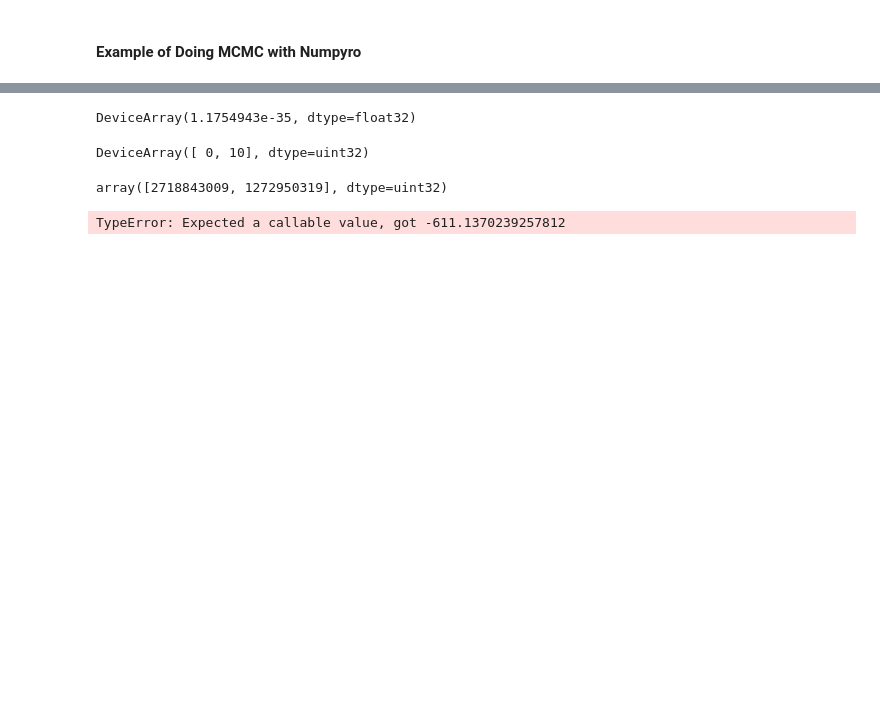
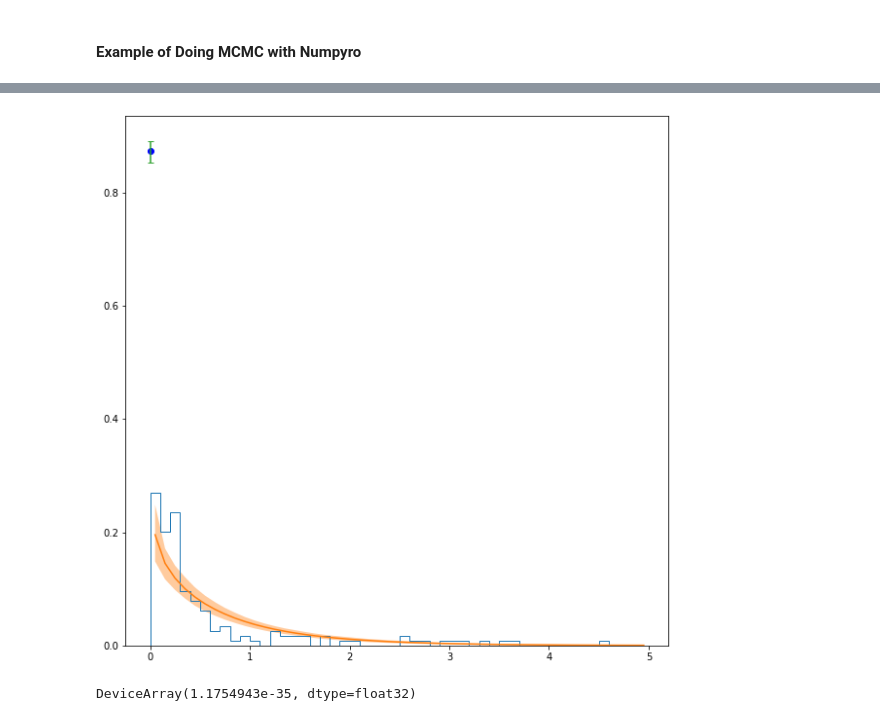
Before and after one commit to Jez-Carter/Bias_Correction, a Jupyter notebook: BC_Method_Development.ipynb, the cells around one changed output, grey strips where cells are left out. Saved outputs shown, nothing was run; the diff lists cells and outputs as text; code cells hidden in the pictures; blank space fills up the shorter version.

```diff
--- a/BC_Method_Development.ipynb
+++ b/BC_Method_Development.ipynb
@@ -418,3 +272,7 @@ data.data.shape
+# %%
+data = np.load(
+    "data/single_site_jan_precip.npy"
+)  # This is 38 years of daily data for January
 # %%
-# Converting test dataset to jax dataset
-jdata = jnp.array(data.data[:365])
+# Converting dataset to jax dataset
+jdata = jnp.array(data)
@@ -473,8 +353,43 @@ plt.show()
+# %%
+# Finding mean values of the likelihood and 10th percentiles.
+mean_l = jnp.mean(jnp.array(likelihood_values), axis=0)
+hpdi_l = hpdi(jnp.array(likelihood_values), 0.95)
+lower_l = hpdi_l[0]
+upper_l = hpdi_l[1]
+
+zero_mean_l = jnp.mean(jnp.array(zero_likelihood_values), axis=0)
+zero_hpdi_l = hpdi(jnp.array(zero_likelihood_values), 0.95)
+zero_lower_l = zero_hpdi_l[0]
+zero_upper_l = zero_hpdi_l[1]
+zero_lower_error = zero_mean_l - zero_lower_l
+zero_upper_error = zero_upper_l - zero_mean_l
+error = np.array([zero_lower_error[0], zero_upper_error[0]]).reshape(2, 1)
+# %%
+bin_width = bins[1] - bins[0]
+p_data = len(data[data != 0]) / len(data)
+weight_value = p_data / bin_width / len(data[data != 0])
+weights = np.full(len(data[data != 0]), weight_value)
+
+plt.hist(
+    data[data != 0],
+    bins=bins,
+    histtype="step",
+    stacked=True,
+    fill=False,
+    weights=weights,
+)
+
+plt.plot(bin_centers, mean_l)
+plt.fill_between(bin_centers, y1=lower_l, y2=upper_l, alpha=0.4)
+
+plt.plot(0, 1 - ps.mean(), "bo")
+# plt.plot(0,1-p_data,'rx')
+plt.errorbar(0, zero_mean_l, yerr=error, capsize=3)
+
+plt.show()
+# %% [output]
+[figure, added]
 # %%
 numpyro.sample("a", dist.Gamma(0.001, 0.001),rng_key=rng_key)
 # %% [output]
 DeviceArray(1.1754943e-35, dtype=float32)
-# %%
-random.PRNGKey(10)
-# %% [output]
-DeviceArray([ 0, 10], dtype=uint32)
@@ -485,27 +395,0 @@ rng_key, rng_key_ = random.split(rng_key)
-# %%
-rng_key_
-# %% [output]
-array([2718843009, 1272950319], dtype=uint32)
-# %%
-#Numpyro syntax for running MCMC
-starttime = timeit.default_timer()
-
-# Start from this source of randomness. We will split keys for subsequent operations.
-rng_key = random.PRNGKey(0)
-rng_key, rng_key_ = random.split(rng_key)
-
-# Run NUTS.
-kernel = NUTS(model)
-#kernel = HMC(model)
-#kernel = BarkerMH(model)
-num_samples = 1000
-num_warmup= 500
-mcmc = MCMC(kernel, num_warmup=num_warmup, num_samples=num_samples)#,num_chains=2)
-mcmc.run(
-    rng_key_, jdata)
-mcmc.print_summary()
-samples_1 = mcmc.get_samples()
-
-print("Time Taken:", timeit.default_timer() - starttime)
-# %% [output]
-TypeError: Expected a callable value, got -611.1370239257812
```
Also changed, not shown: parts of 108 cells of this notebook, 3 other files.
